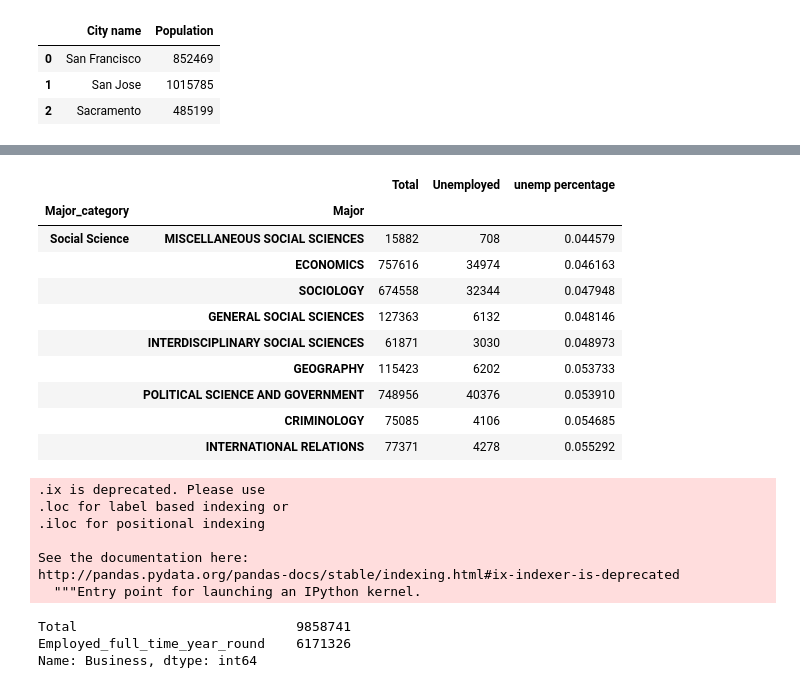
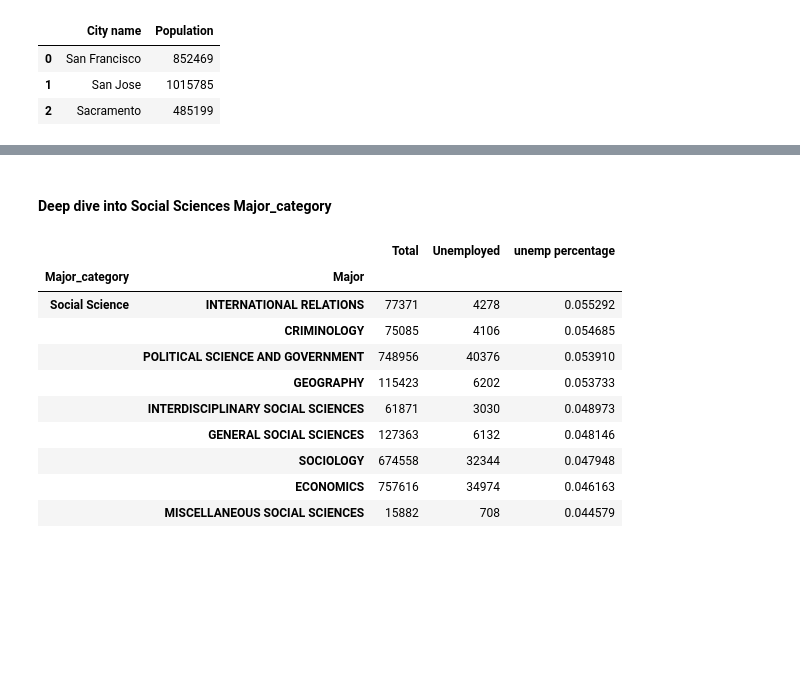
Before and after one commit to braddillon/jupyter_pandas_intro, a Jupyter notebook: JupyterPandas Intro1.ipynb, the cells around one changed output, grey strips where cells are left out. Saved outputs shown, nothing was run; the diff lists cells and outputs as text; code cells hidden in the pictures; blank space fills up the shorter version.

```diff
--- a/JupyterPandas Intro1.ipynb
+++ b/JupyterPandas Intro1.ipynb
@@ -80,5 +93,9 @@ display(dfCities)
 # %%
+df = pd.read_csv('./data/college-majors.csv', sep=",")
 
-df = pd.read_csv("https://raw.githubusercontent.com/fivethirtyeight/data/master/college-majors/all-ages.csv", sep=",")
+# Pulling from web isntead
+#df = pd.read_csv("https://raw.githubusercontent.com/fivethirtyeight/data/master/college-majors/all-ages.csv", sep=",")
+
+
 #df = pd.read_csv("https://download.mlcc.google.com/mledu-datasets/california_housing_train.csv", sep=",")
 #df = pd.read_csv("http://web.stanford.edu/class/archive/cs/cs109/cs109.1166/stuff/titanic.csv", sep=",")
@@ -138,29 +165,18 @@ unemp_by_major_cat.sort_values(by=['unemp percentage'], ascending=True)
+# %% [markdown]
+#### Deep dive into Social Sciences Major_category
 # %%
 unemp_by_major = df[df.Major_category == 'Social Science'].groupby(['Major_category', 'Major'])['Total', 'Unemployed'].sum()
 unemp_by_major['unemp percentage'] = unemp_by_major['Unemployed']/unemp_by_major['Total']
-unemp_by_major.sort_values(by=['unemp percentage'], ascending=True)
+unemp_by_major.sort_values(by=['unemp percentage'], ascending=False)
 # %% [output]
 |  |  | Total | Unemployed | unemp percentage |
 | Major_category | Major |  |  |  |
-| Social Science | MISCELLANEOUS SOCIAL SCIENCES | 15882 | 708 | 0.044579 |
+| Social Science | INTERNATIONAL RELATIONS | 77371 | 4278 | 0.055292 |
+|  | CRIMINOLOGY | 75085 | 4106 | 0.054685 |
+|  | POLITICAL SCIENCE AND GOVERNMENT | 748956 | 40376 | 0.053910 |
+|  | GEOGRAPHY | 115423 | 6202 | 0.053733 |
+|  | INTERDISCIPLINARY SOCIAL SCIENCES | 61871 | 3030 | 0.048973 |
+|  | GENERAL SOCIAL SCIENCES | 127363 | 6132 | 0.048146 |
+|  | SOCIOLOGY | 674558 | 32344 | 0.047948 |
 |  | ECONOMICS | 757616 | 34974 | 0.046163 |
-|  | SOCIOLOGY | 674558 | 32344 | 0.047948 |
-|  | GENERAL SOCIAL SCIENCES | 127363 | 6132 | 0.048146 |
-|  | INTERDISCIPLINARY SOCIAL SCIENCES | 61871 | 3030 | 0.048973 |
-|  | GEOGRAPHY | 115423 | 6202 | 0.053733 |
-|  | POLITICAL SCIENCE AND GOVERNMENT | 748956 | 40376 | 0.053910 |
-|  | CRIMINOLOGY | 75085 | 4106 | 0.054685 |
-|  | INTERNATIONAL RELATIONS | 77371 | 4278 | 0.055292 |
+|  | MISCELLANEOUS SOCIAL SCIENCES | 15882 | 708 | 0.044579 |
-# %%
-unemp_by_major.ix['Business']
-# %% [output]
-.ix is deprecated. Please use
-.loc for label based indexing or
-.iloc for positional indexing
-
-See the documentation here:
-http://pandas.pydata.org/pandas-docs/stable/indexing.html#ix-indexer-is-deprecated
-  """Entry point for launching an IPython kernel.
-Total                            9858741
-Employed_full_time_year_round    6171326
-Name: Business, dtype: int64
```
Also changed, not shown: parts of 19 cells of this notebook, 1 other file.
